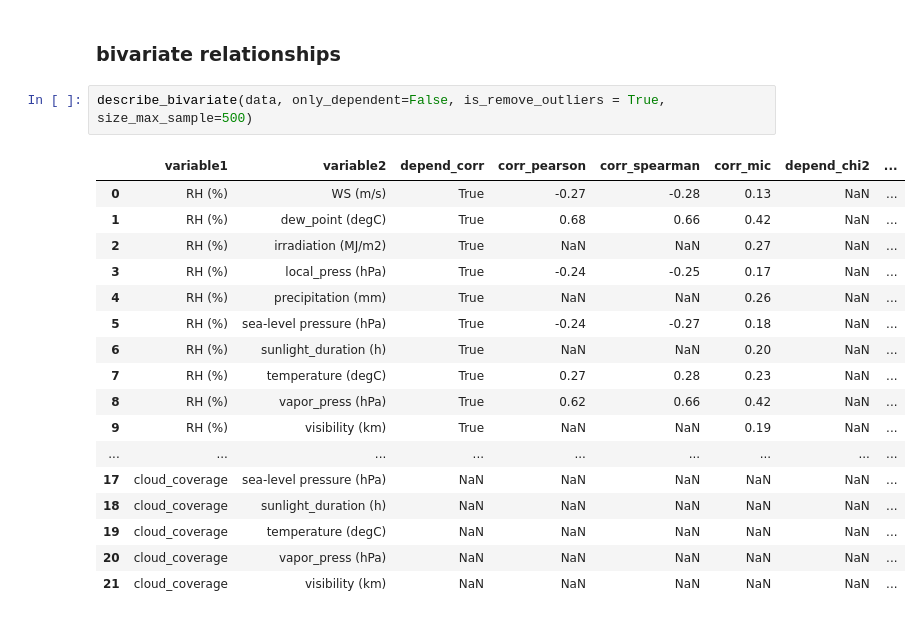
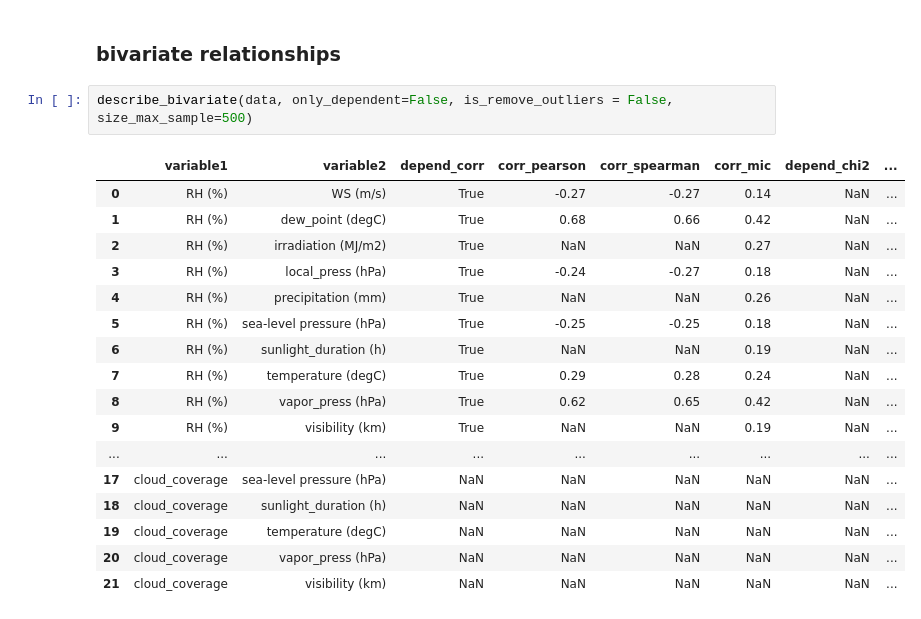
Before and after one commit to jmquintana79/utilsDS, a Jupyter notebook: notebooks/analysis/EDA/EDA-describe/notebook-EDA_describe.ipynb, the cells around one changed output. Saved outputs shown, nothing was run; the diff lists cells and outputs as text.

```diff
--- a/notebooks/analysis/EDA/EDA-describe/notebook-EDA_describe.ipynb
+++ b/notebooks/analysis/EDA/EDA-describe/notebook-EDA_describe.ipynb
@@ -394,18 +394,18 @@ dfdt
 # %% [markdown]
 ### bivariate relationships
 # %%
-describe_bivariate(data, only_dependent=False, is_remove_outliers = True, size_max_sample=500)
+describe_bivariate(data, only_dependent=False, is_remove_outliers = False, size_max_sample=500)
 # %% [output]
 |  | variable1 | variable2 | depend_corr | corr_pearson | corr_spearman | corr_mic | depend_chi2 | ... |
-| 0 | RH (%) | WS (m/s) | True | -0.27 | -0.28 | 0.13 | NaN | ... |
+| 0 | RH (%) | WS (m/s) | True | -0.27 | -0.27 | 0.14 | NaN | ... |
 | 1 | RH (%) | dew_point (degC) | True | 0.68 | 0.66 | 0.42 | NaN | ... |
 | 2 | RH (%) | irradiation (MJ/m2) | True | NaN | NaN | 0.27 | NaN | ... |
-| 3 | RH (%) | local_press (hPa) | True | -0.24 | -0.25 | 0.17 | NaN | ... |
+| 3 | RH (%) | local_press (hPa) | True | -0.24 | -0.27 | 0.18 | NaN | ... |
 | 4 | RH (%) | precipitation (mm) | True | NaN | NaN | 0.26 | NaN | ... |
-| 5 | RH (%) | sea-level pressure (hPa) | True | -0.24 | -0.27 | 0.18 | NaN | ... |
-| 6 | RH (%) | sunlight_duration (h) | True | NaN | NaN | 0.20 | NaN | ... |
-| 7 | RH (%) | temperature (degC) | True | 0.27 | 0.28 | 0.23 | NaN | ... |
-| 8 | RH (%) | vapor_press (hPa) | True | 0.62 | 0.66 | 0.42 | NaN | ... |
+| 5 | RH (%) | sea-level pressure (hPa) | True | -0.25 | -0.25 | 0.18 | NaN | ... |
+| 6 | RH (%) | sunlight_duration (h) | True | NaN | NaN | 0.19 | NaN | ... |
+| 7 | RH (%) | temperature (degC) | True | 0.29 | 0.28 | 0.24 | NaN | ... |
+| 8 | RH (%) | vapor_press (hPa) | True | 0.62 | 0.65 | 0.42 | NaN | ... |
 | 9 | RH (%) | visibility (km) | True | NaN | NaN | 0.19 | NaN | ... |
 | ... | ... | ... | ... | ... | ... | ... | ... | ... |
 | 17 | cloud_coverage | sea-level pressure (hPa) | NaN | NaN | NaN | NaN | NaN | ... |
```
Also changed, not shown: parts of 8 cells of this notebook, 2 other files.
